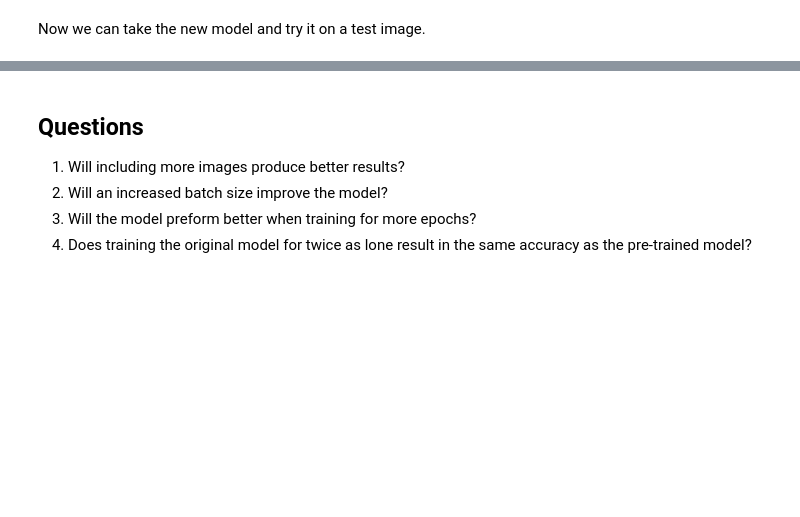
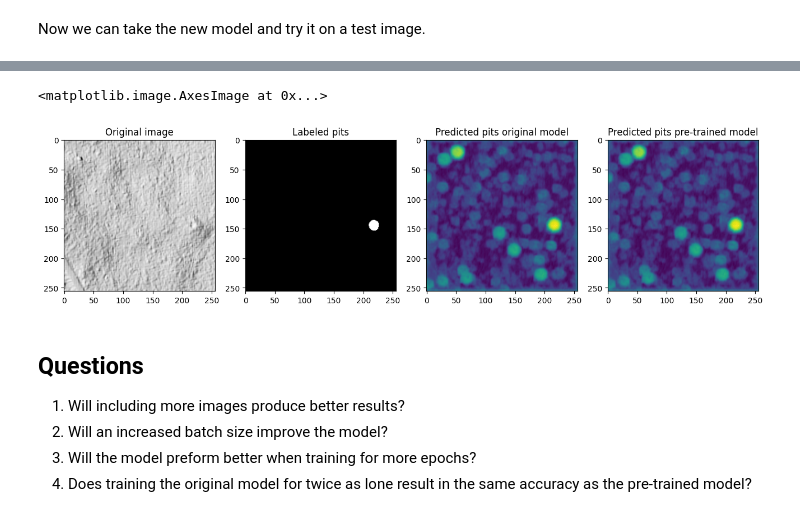
Before and after one commit to williamlidberg/Unet-tutorial, a Jupyter notebook: U_net_tutorial_with_transfer_learning.ipynb, the cells around one changed output, grey strips where cells are left out. Saved outputs shown, nothing was run; the diff lists cells and outputs as text; code cells hidden in the pictures; blank space fills up the shorter version.

```diff
--- a/U_net_tutorial_with_transfer_learning.ipynb
+++ b/U_net_tutorial_with_transfer_learning.ipynb
@@ -365,29 +501,6 @@ Start by cloning the github repository where the trained model is stored.
 # %% [markdown]
 Load the trained model and use it the moon
-# %%
-import keras
-reconstructed_model = keras.models.load_model('/content/code/models/moon_hillshade.h5') # This is the pre-trained lunar model used in the paper.
-
-plt.rcParams['figure.figsize'] = [16, 16]
-f, axarr = plt.subplots(1,3)
-
-test_examples_moon = list(test_images_moon.as_numpy_iterator())
-test_example1 = np.squeeze(test_examples_moon[1])
-original_moon = test_example1[0,:,:,]
-label = test_example1[1,:,:,]
-
-testimage_moon = np.reshape(original_moon,[1,256,256,1])
-prediction = reconstructed_model.predict(testimage_moon)
-pred = np.squeeze(prediction)
-
-# Image
-axarr[0].set_title('Original image')
-axarr[0].imshow(original_moon, cmap='Greys_r')
-
-# Label
-axarr[1].set_title('Labeled pits')
-axarr[1].imshow(label, cmap='Greys_r')
-
-# Prediction
-axarr[2].set_title('Predicted craters')
-axarr[2].imshow(pred)
+# %%
+model.load_weights('/content/code/models/moon_hillshade.h5', by_name=True, skip_mismatch=True)  # Load weights into 'model'
+pre_trained_model = model
+pre_trained_model.compile(tf.keras.optimizers.Adam(learning_rate=0.001), loss=tf.keras.losses.BinaryFocalCrossentropy(gamma=2.0, from_logits=True), metrics=['acc', f1_m, recall_m])
@@ -393,0 +509,3 @@ axarr[2].imshow(pred)
+# %%
+steps = len(train_images_moon)//BATCH_SIZE # len means number of images in the training data. Batch size was defined above.
+result_moon = pre_trained_model.fit(train_batches_moon, epochs=10, steps_per_epoch=steps)
@@ -400,0 +535,3 @@ result_pretrained = reconstructed_model.fit(train_batches, validation_data=test_
+# %%
+steps = len(train_images) // BATCH_SIZE
+result_pretrained = pre_trained_model.fit(train_batches, validation_data=test_batches, epochs=5, steps_per_epoch=steps)  # Use 'model' for training
@@ -426,11 +592,11 @@ label = test_example1[1,:,:,]
 
 testimage = np.reshape(original,[1,256,256,1])
 # original model
-prediction = model.predict(testimage)
+prediction = original_model.predict(testimage)
 pred = np.squeeze(prediction)
 
 #pre trained model
-prediction_pretrained = reconstructed_model.predict(testimage)
+prediction_pretrained = pre_trained_model.predict(testimage)
 pred_pretrained = np.squeeze(prediction_pretrained)
 
 # Image
@@ -443,8 +609,9 @@ axarr[1].imshow(label, cmap='Greys_r')
 
 # Prediction from original model
 axarr[2].set_title('Predicted pits original model')
-axarr[2].imshow(pred>0.5, cmap='Greys_r')
+axarr[2].imshow(pred)#>0.5, cmap='Greys_r')
 
 # Prediction
 axarr[3].set_title('Predicted pits pre-trained model')
-axarr[3].imshow(pred_pretrained>0.5, cmap='Greys_r')
+axarr[3].imshow(pred_pretrained)#>0.5, cmap='Greys_r')
+# %% [output]
@@ -451,3 +620,5 @@ axarr[3].imshow(pred_pretrained>0.5, cmap='Greys_r')
+<matplotlib.image.AxesImage at 0x...>
+[figure, added]
 # %% [markdown]
 ## Questions
 
```
Also changed, not shown: parts of 34 cells of this notebook.
